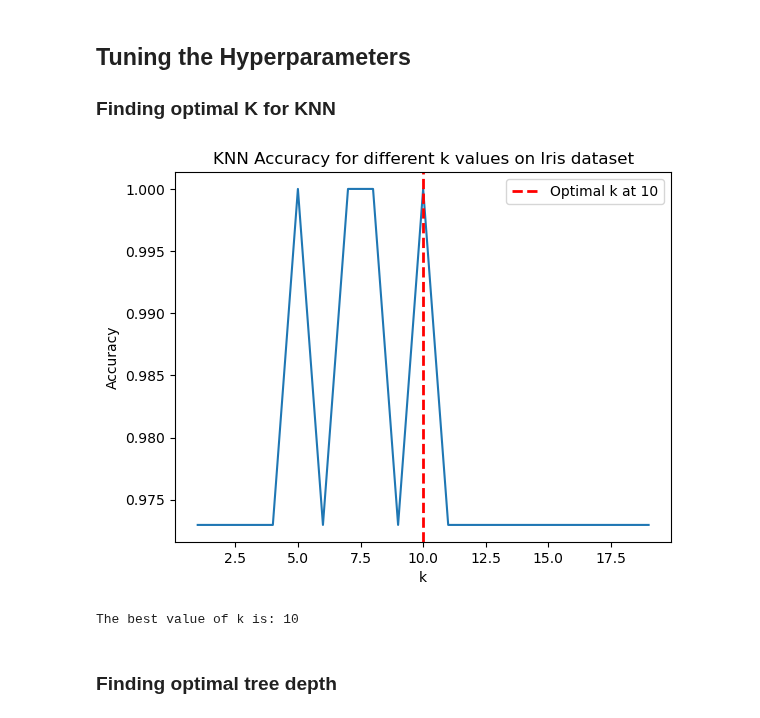
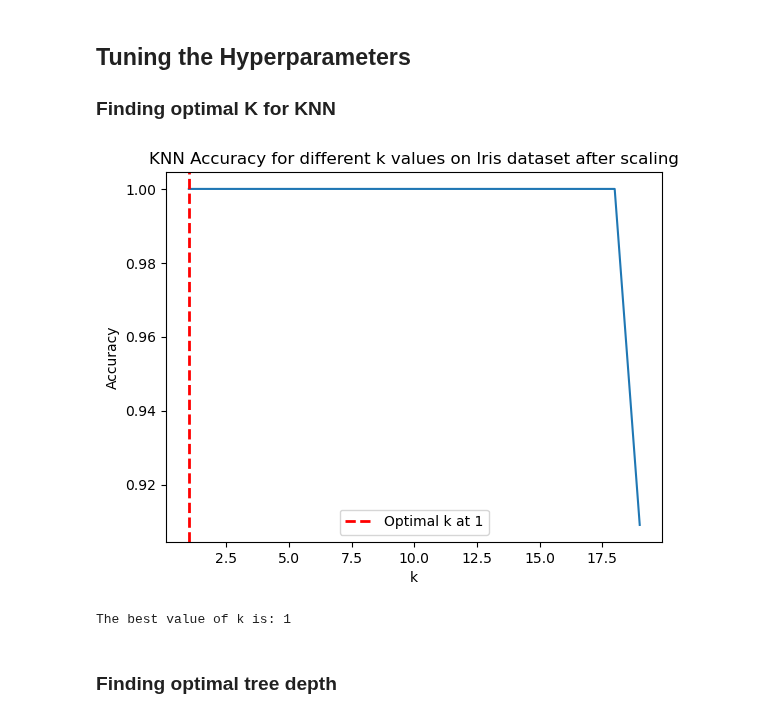
Before and after one commit to nkurien/FYP-MLEvaluator, a Jupyter notebook: poc/notebooks/06_comparison_of_knn_and_gini_trees_on_continuous_complete_data.ipynb, the cells around one changed output. Saved outputs shown, nothing was run; the diff lists cells and outputs as text; code cells hidden in the pictures.

```diff
--- a/poc/notebooks/06_comparison_of_knn_and_gini_trees_on_continuous_complete_data.ipynb
+++ b/poc/notebooks/06_comparison_of_knn_and_gini_trees_on_continuous_complete_data.ipynb
@@ -29,44 +30,45 @@ Test set size: (37, 4)
 ### Finding optimal K for KNN
 # %%
 import matplotlib.pyplot as plt
+X_train, X_val, y_train, y_val = train_test_split(X_train_iris, y_train_iris, test_size=0.2, seed=5678)
+
+# Initialize and apply MinMaxScaler
+scaler = MinMaxScaler()
+scaled_X_train = scaler.fit_transform(X_train)
+scaled_X_val = scaler.transform(X_val)
+
 accuracies = []
 
 # Looping from k=1 to k=20
 for k in range(1, 20):
-    tree_tune = KNearestNeighbours(k)
-    tree_tune.fit(X_train_iris, y_train_iris)
-    y_pred_iris = tree_tune.predict(X_test_iris)
-    accuracy = np.mean(y_test_iris == y_pred_iris)
+    knn = KNearestNeighbours(k)
+    knn.fit(scaled_X_train, y_train)
+    y_pred_val = knn.predict(scaled_X_val)
+    accuracy = np.mean(y_val == y_pred_val)
     accuracies.append(accuracy)
 
 # Plotting the results
 plt.plot(range(1, 20), accuracies)
 plt.xlabel('k')
 plt.ylabel('Accuracy')
-plt.title('KNN Accuracy for different k values on Iris dataset')
+plt.title('KNN Accuracy for different k values on Iris dataset after scaling')
 
 # Finding the best k value
-# Find the highest index with the maximum accuracy value
-max_accuracy = max(accuracies)
-# Reverse the list to find the last occurrence of the max accuracy
-reverse_index = accuracies[::-1].index(max_accuracy)
-# Convert this index to the original index
-best_k = len(accuracies) - reverse_index
+best_k = accuracies.index(max(accuracies)) + 1  # +1 because k starts from 1
 
 # Add a vertical line at the best k value
 plt.axvline(x=best_k, color='red', linestyle='--', linewidth=2, label=f'Optimal k at {best_k}')
 
 # Add a legend to the plot
 plt.legend()
 
 # Show the plot
 plt.show()
 
-
 print(f"The best value of k is: {best_k}")
 # %% [output]
-[figure, old version]
+[figure, new version]
-The best value of k is: 10
+The best value of k is: 1
 # %% [markdown]
 ### Finding optimal tree depth
 # %%
```
Also changed, not shown: parts of 12 cells of this notebook, 2 other files.
